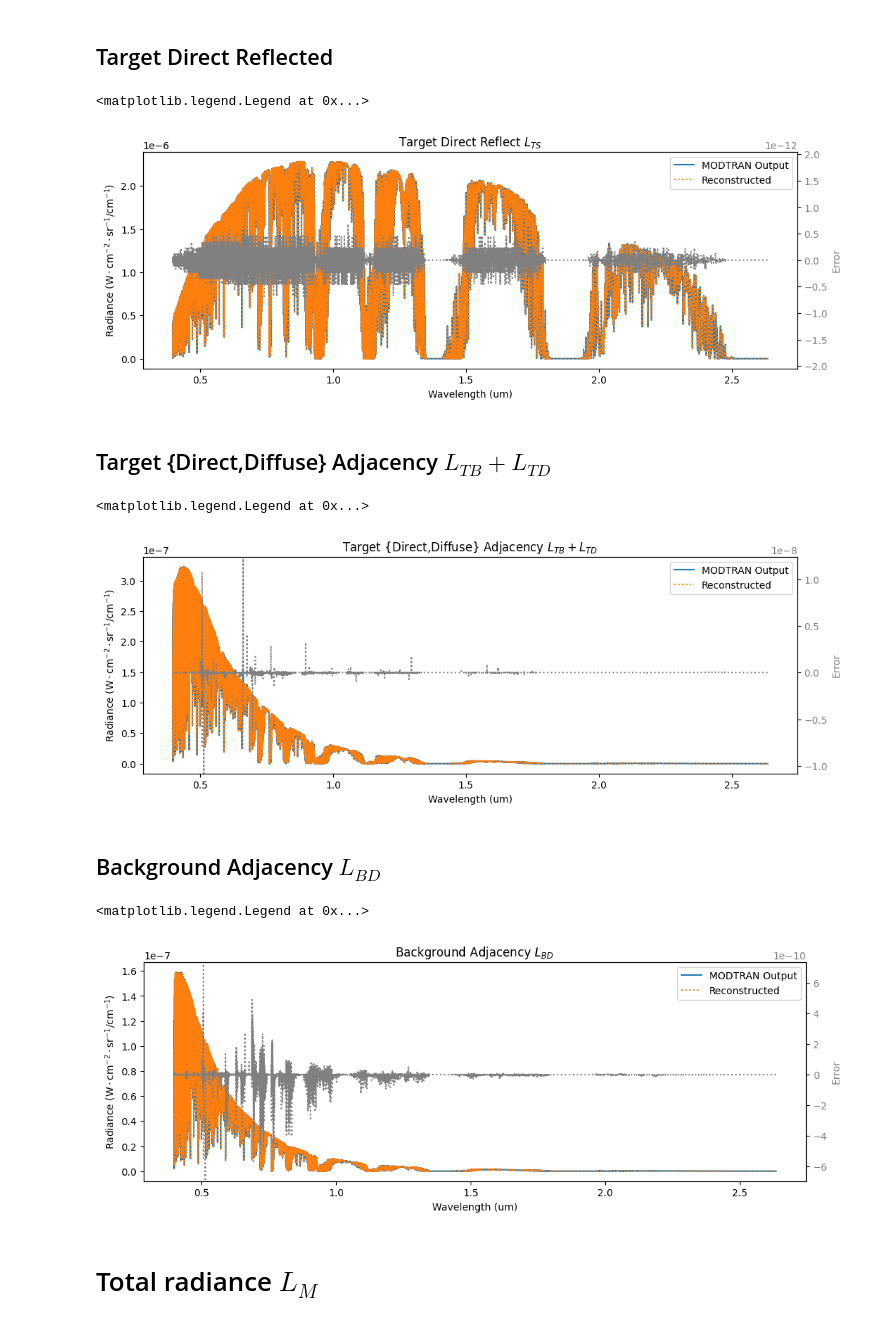
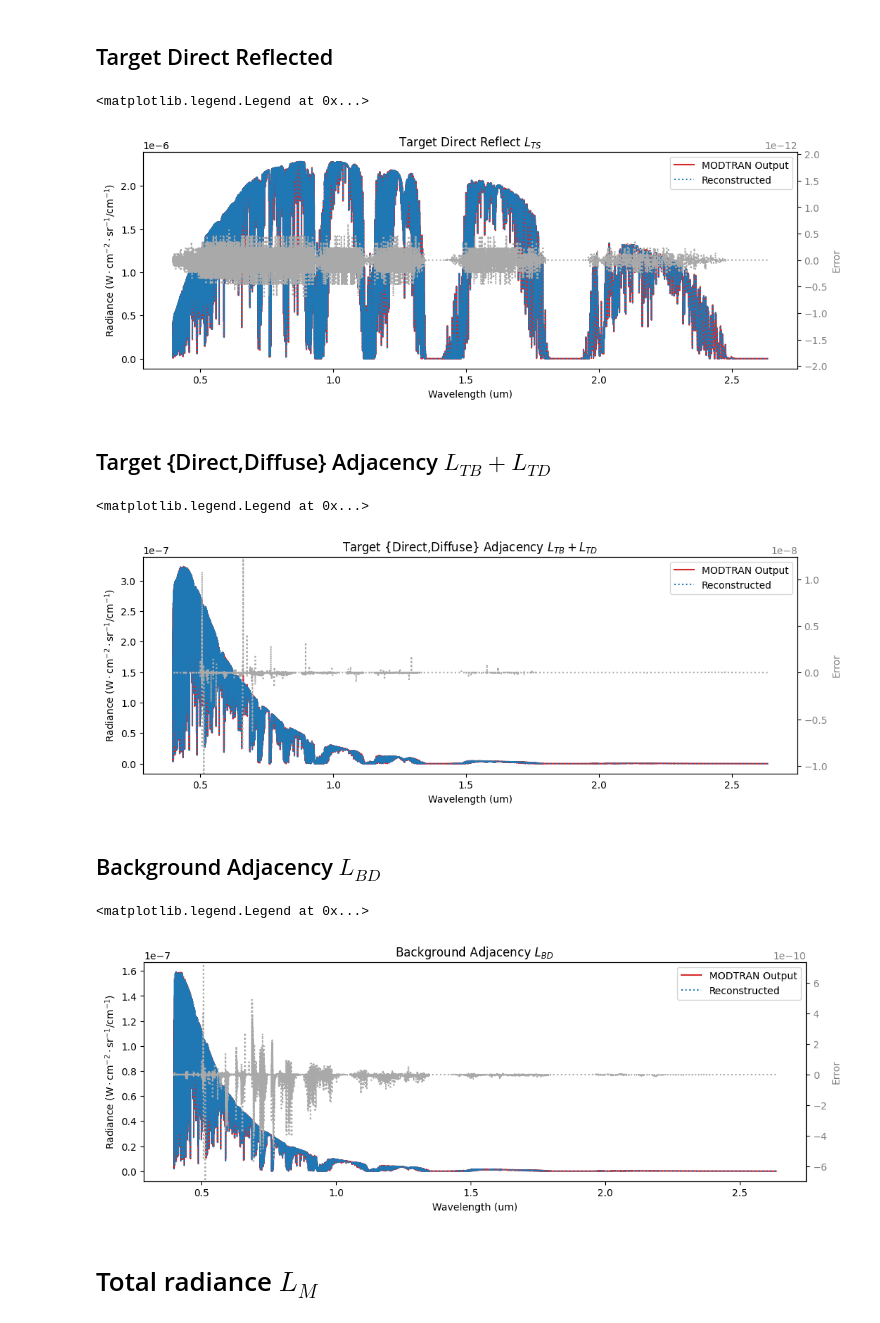
Before and after one commit to brianschubert/pymod6, a Jupyter notebook: notebooks/forward_model.ipynb, the cells around one changed output. Saved outputs shown, nothing was run; the diff lists cells and outputs as text; code cells hidden in the pictures.

```diff
--- a/notebooks/forward_model.ipynb
+++ b/notebooks/forward_model.ipynb
@@ -198,33 +191,33 @@ L_BD_r = (
 # %%
 fig, ax = plt.subplots(1, figsize=(12, 4))
 
-ax.plot(wavelength, L_TS, "-", label="MODTRAN Output")
-ax.plot(wavelength, L_TS_r, ":", label="Reconstructed")
+ax.plot(wavelength, L_TS, "-", label="MODTRAN Output", color="tab:red")
+ax.plot(wavelength, L_TS_r, ":", label="Reconstructed", color="tab:blue")
 ax2 = ax.twinx()
 L_TS_err = L_TS - L_TS_r
-ax2.plot(wavelength, L_TS_err, ":", color="gray", label="Error")
+ax2.plot(wavelength, L_TS_err, ":", color="darkgray", label="Error")
 ax2.set_ylim(L_TS_err.min() * 3, L_TS_err.max() * 3)
 ax2.set_ylabel("Error", color="gray")
 ax2.tick_params(axis="y", labelcolor="gray")
 ax.set_xlabel("Wavelength (um)")
 ax.set_ylabel("Radiance ($\mathrm{W\cdot cm^{-2}\cdot{sr}^{-1}/cm^{-1})}$")
 ax.set_title("Target Direct Reflect $L_{TS}$")
 
 ax.legend()
 # ax2.legend()
 # %% [output]
 <matplotlib.legend.Legend at 0x...>
-[figure, old version]
+[figure, new version]
 # %% [markdown]
 ## Target {Direct,Diffuse} Adjacency $L_{TB} + L_{TD}$
 # %%
 fig, ax = plt.subplots(1, figsize=(12, 4))
 
-ax.plot(wavelength, L_TBD, "-", label="MODTRAN Output")
-ax.plot(wavelength, L_TBD_r, ":", label="Reconstructed")
+ax.plot(wavelength, L_TBD, "-", label="MODTRAN Output", color="tab:red")
+ax.plot(wavelength, L_TBD_r, ":", label="Reconstructed", color="tab:blue")
 ax2 = ax.twinx()
 L_TBD_err = L_TBD - L_TBD_r
-ax2.plot(wavelength, L_TBD_err, ":", color="gray", label="Error")
+ax2.plot(wavelength, L_TBD_err, ":", color="darkgray", label="Error")
 ax2.set_ylim(L_TBD_err.min(), L_TBD_err.max())
 ax2.set_ylabel("Error", color="gray")
 ax2.tick_params(axis="y", labelcolor="gray")
@@ -235,17 +228,17 @@ ax.set_title("Target {Direct,Diffuse} Adjacency $L_{TB} + L_{TD}$")
 ax.legend()
 # %% [output]
 <matplotlib.legend.Legend at 0x...>
-[figure, old version]
+[figure, new version]
 # %% [markdown]
 ## Background Adjacency $L_{BD}$
 # %%
 fig, ax = plt.subplots(1, figsize=(12, 4))
 
-ax.plot(wavelength, L_BD, "-", label="MODTRAN Output")
-ax.plot(wavelength, L_BD_r, ":", label="Reconstructed")
+ax.plot(wavelength, L_BD, "-", label="MODTRAN Output", color="tab:red")
+ax.plot(wavelength, L_BD_r, ":", label="Reconstructed", color="tab:blue")
 ax2 = ax.twinx()
 L_BD_err = L_BD - L_BD_r
-ax2.plot(wavelength, L_BD_err, ":", color="gray", label="Error")
+ax2.plot(wavelength, L_BD_err, ":", color="darkgray", label="Error")
 ax2.set_ylim(L_BD_err.min(), L_BD_err.max())
 ax2.set_ylabel("Error", color="gray")
 ax2.tick_params(axis="y", labelcolor="gray")
@@ -256,7 +249,7 @@ ax.set_title("Background Adjacency $L_{BD}$")
 ax.legend()
 # %% [output]
 <matplotlib.legend.Legend at 0x...>
-[figure, old version]
+[figure, new version]
 # %% [markdown]
 # Total radiance $L_M$
 # %%
```
Also changed, not shown: parts of 5 cells of this notebook.
